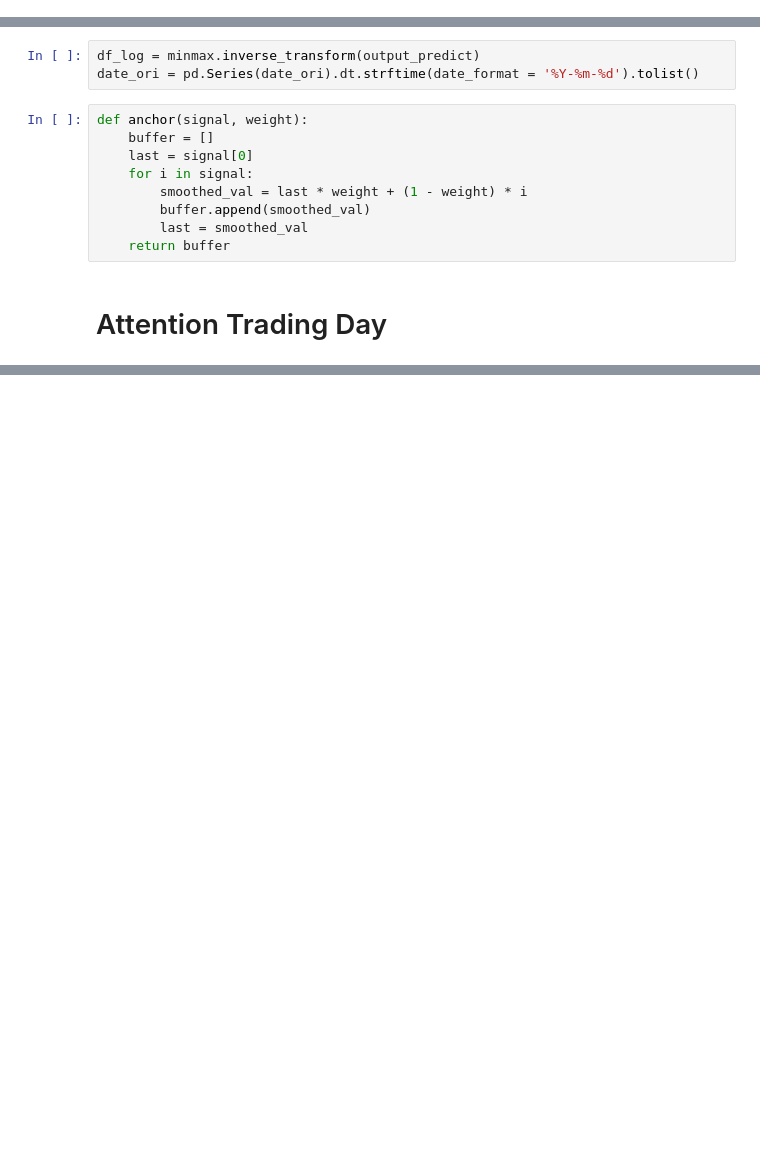
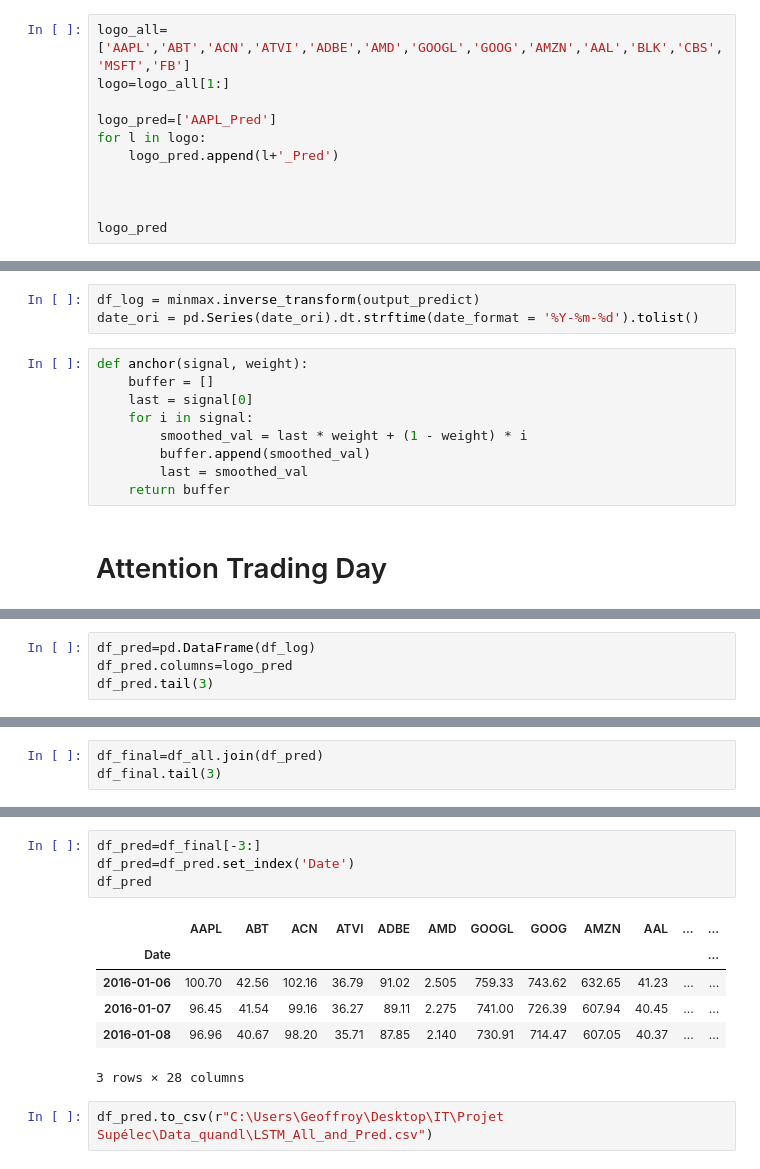
Before and after one commit to Geoffroyclms/Time-Series, a Jupyter notebook: 1.lstmVgeof2.ipynb, the cells around one changed output, grey strips where cells are left out. Drawn from its saved outputs; the diff is of its cells as text; blank space fills up the shorter version.

```diff
--- a/1.lstmVgeof2.ipynb
+++ b/1.lstmVgeof2.ipynb
@@ -30,0 +18,11 @@ df.tail()
+# %%
+logo_all=['AAPL','ABT','ACN','ATVI','ADBE','AMD','GOOGL','GOOG','AMZN','AAL','BLK','CBS','MSFT','FB']
+logo=logo_all[1:]
+
+logo_pred=['AAPL_Pred']
+for l in logo:
+    logo_pred.append(l+'_Pred')
+
+
+
+logo_pred
@@ -418,0 +225,4 @@ excel2.to_csv('lstm_16_17_'+s+'.csv')
+# %%
+df_pred=pd.DataFrame(df_log)
+df_pred.columns=logo_pred
+df_pred.tail(3)
@@ -418,0 +234,3 @@ excel2.to_csv('lstm_16_17_'+s+'.csv')
+# %%
+df_final=df_all.join(df_pred)
+df_final.tail(3)
@@ -418,0 +243,13 @@ excel2.to_csv('lstm_16_17_'+s+'.csv')
+# %%
+df_pred=df_final[-3:]
+df_pred=df_pred.set_index('Date')
+df_pred
+# %% [output]
+|  | AAPL | ABT | ACN | ATVI | ADBE | AMD | GOOGL | GOOG | AMZN | AAL | ... | ... |
+| Date |  |  |  |  |  |  |  |  |  |  |  | ... |
+| 2016-01-06 | 100.70 | 42.56 | 102.16 | 36.79 | 91.02 | 2.505 | 759.33 | 743.62 | 632.65 | 41.23 | ... | ... |
+| 2016-01-07 | 96.45 | 41.54 | 99.16 | 36.27 | 89.11 | 2.275 | 741.00 | 726.39 | 607.94 | 40.45 | ... | ... |
+| 2016-01-08 | 96.96 | 40.67 | 98.20 | 35.71 | 87.85 | 2.140 | 730.91 | 714.47 | 607.05 | 40.37 | ... | ... |
+3 rows × 28 columns
+# %%
+df_pred.to_csv(r"C:\Users\Geoffroy\Desktop\IT\Projet Supélec\Data_quandl\LSTM_All_and_Pred.csv")
```
Also changed, not shown: parts of 33 cells of this notebook, 3 other files.
